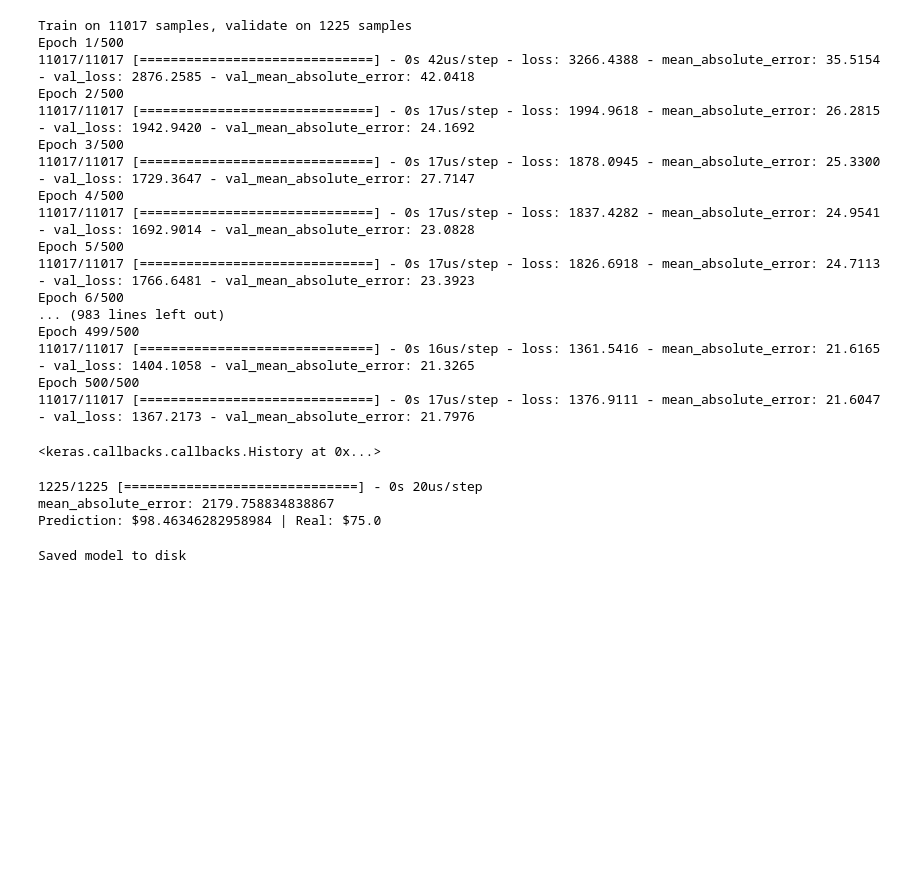
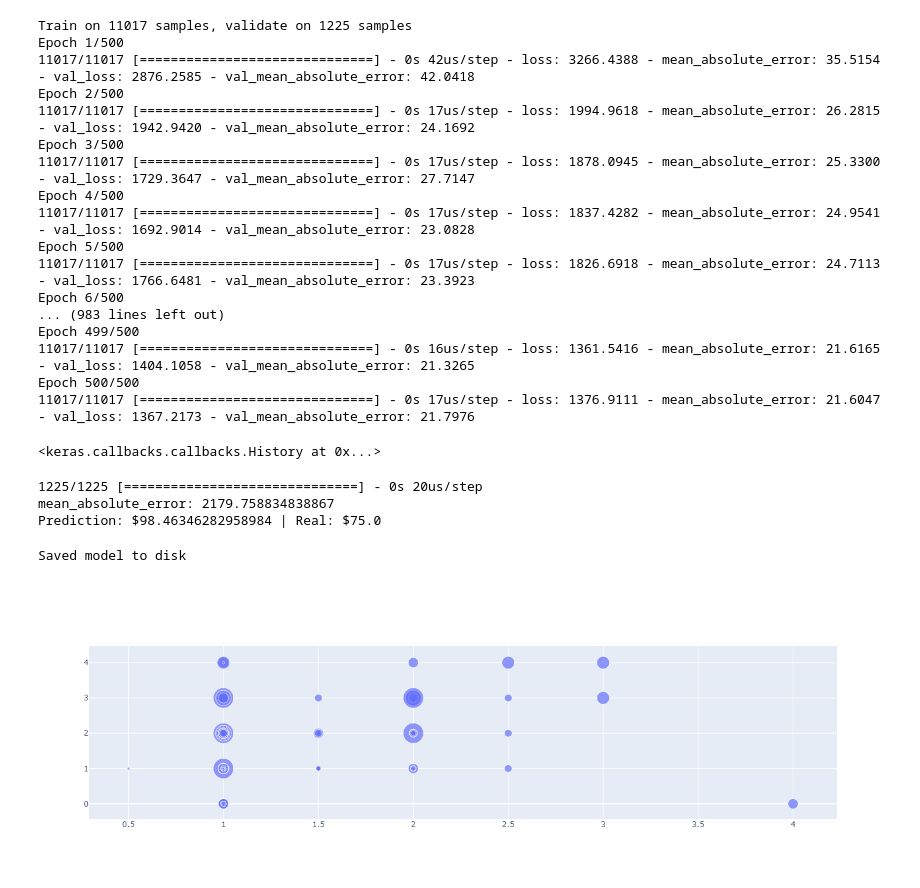
Before and after one commit to Air-bnb-Optimal-Price/DS, a Jupyter notebook: Notebook Folders/BaseNotebook.ipynb, the cells around one changed output. Cells and saved outputs as stored; diff of their text form; code cells hidden in the pictures; blank space fills up the shorter version.

```diff
--- a/Notebook Folders/BaseNotebook.ipynb
+++ b/Notebook Folders/BaseNotebook.ipynb
@@ -189,2 +190,26 @@ print("Saved model to disk")
 # %% [output]
 Saved model to disk
+# %%
+df_cleaned = clean_dataframe(df)
+# %%
+lat_bins, ret = pd.cut(df_cleaned['latitude'], bins=500, precision=5, retbins=True)
+lng_bins, ret = pd.cut(df_cleaned['longitude'], bins=500, precision=5, retbins=True)
+
+#test = lat_bins.groupby(1, axis=1)
+
+latlng = df_cleaned.sample(n=500)
+
+#latlng.shape
+# %%
+fig = go.Figure(data=[go.Scatter(
+    x=latlng["bathrooms"],
+    y=latlng["bedrooms"],
+    mode="markers",
+    marker={
+    'size':latlng['beds']*4,
+    'sizemin':1}
+)])
+
+fig.show()
+# %% [output]
+[figure, added]
```
Also changed, not shown: parts of 2 cells of this notebook, 2 other files.
